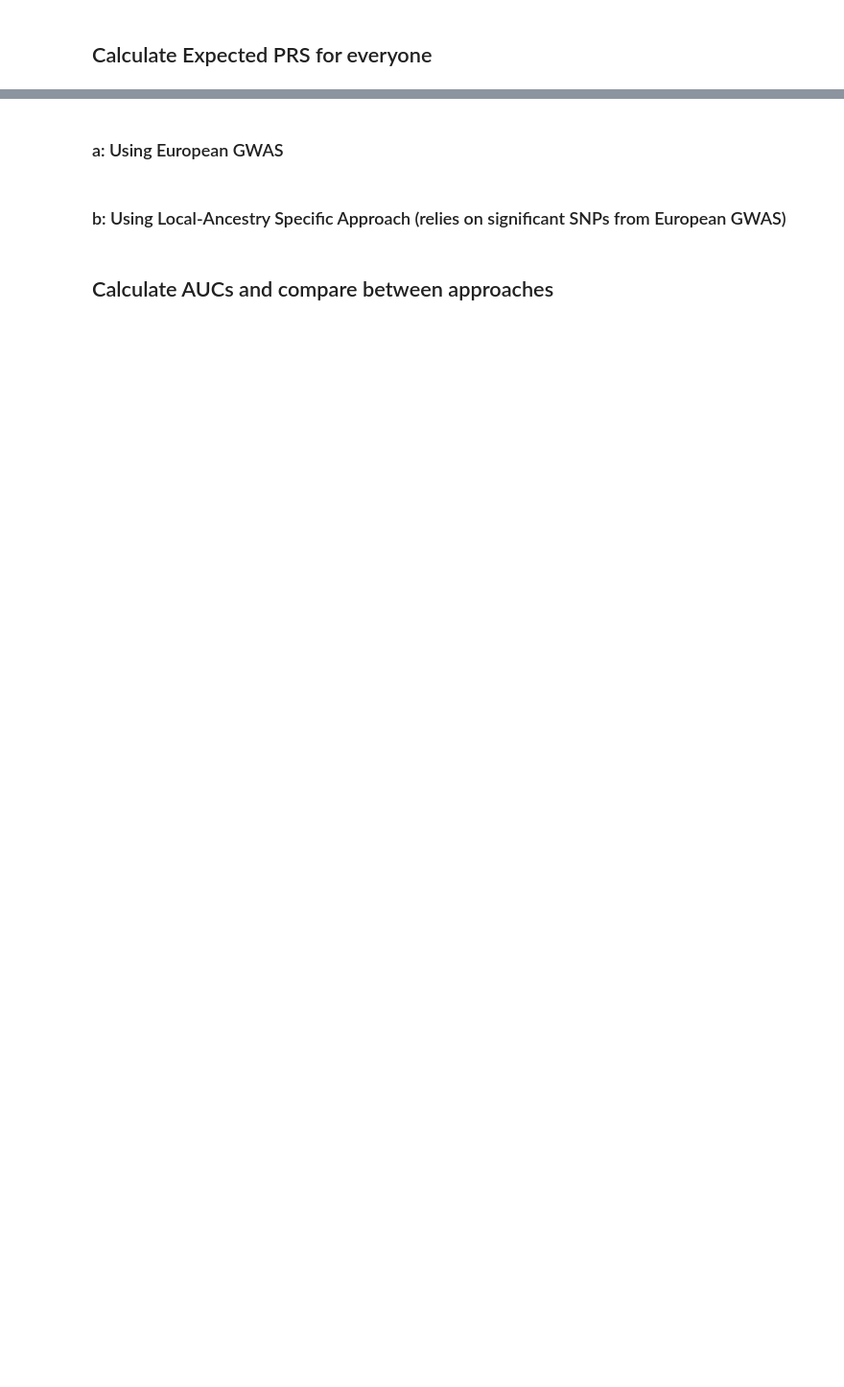
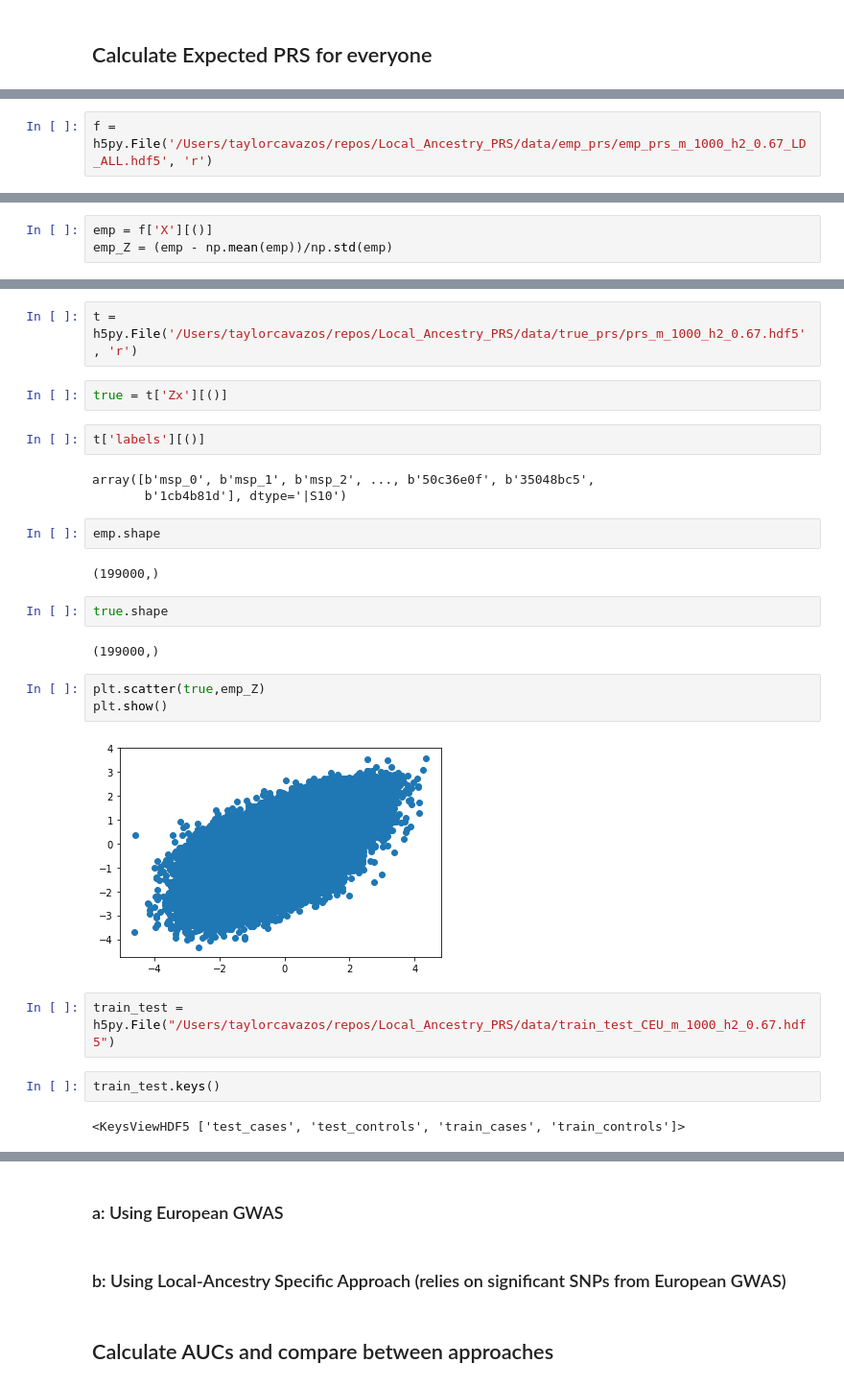
Before and after one commit to taylorcavazos/PRS_Admixture_Simulation, a Jupyter notebook: notebooks/local_ancestry_prs.ipynb, the cells around one changed output, grey strips where cells are left out. Shown: that part at 96% size. Drawn from its saved outputs; the diff is of its cells as text; blank space fills up the shorter version.

```diff
--- a/notebooks/local_ancestry_prs.ipynb
+++ b/notebooks/local_ancestry_prs.ipynb
@@ -40,0 +371,2 @@ simulate_out_of_afr()
+# %%
+f = h5py.File('/Users/taylorcavazos/repos/Local_Ancestry_PRS/data/emp_prs/emp_prs_m_1000_h2_0.67_LD_ALL.hdf5', 'r')
@@ -40,0 +382,3 @@ simulate_out_of_afr()
+# %%
+emp = f['X'][()]
+emp_Z = (emp - np.mean(emp))/np.std(emp)
@@ -40,0 +390,28 @@ simulate_out_of_afr()
+# %%
+t = h5py.File('/Users/taylorcavazos/repos/Local_Ancestry_PRS/data/true_prs/prs_m_1000_h2_0.67.hdf5', 'r')
+# %%
+true = t['Zx'][()]
+# %%
+t['labels'][()]
+# %% [output]
+array([b'msp_0', b'msp_1', b'msp_2', ..., b'50c36e0f', b'35048bc5',
+       b'1cb4b81d'], dtype='|S10')
+# %%
+emp.shape
+# %% [output]
+(199000,)
+# %%
+true.shape
+# %% [output]
+(199000,)
+# %%
+plt.scatter(true,emp_Z)
+plt.show()
+# %% [output]
+[figure, added]
+# %%
+train_test = h5py.File("/Users/taylorcavazos/repos/Local_Ancestry_PRS/data/train_test_CEU_m_1000_h2_0.67.hdf5")
+# %%
+train_test.keys()
+# %% [output]
+<KeysViewHDF5 ['test_cases', 'test_controls', 'train_cases', 'train_controls']>
```
Also changed, not shown: parts of 159 cells of this notebook, 6 other files.
